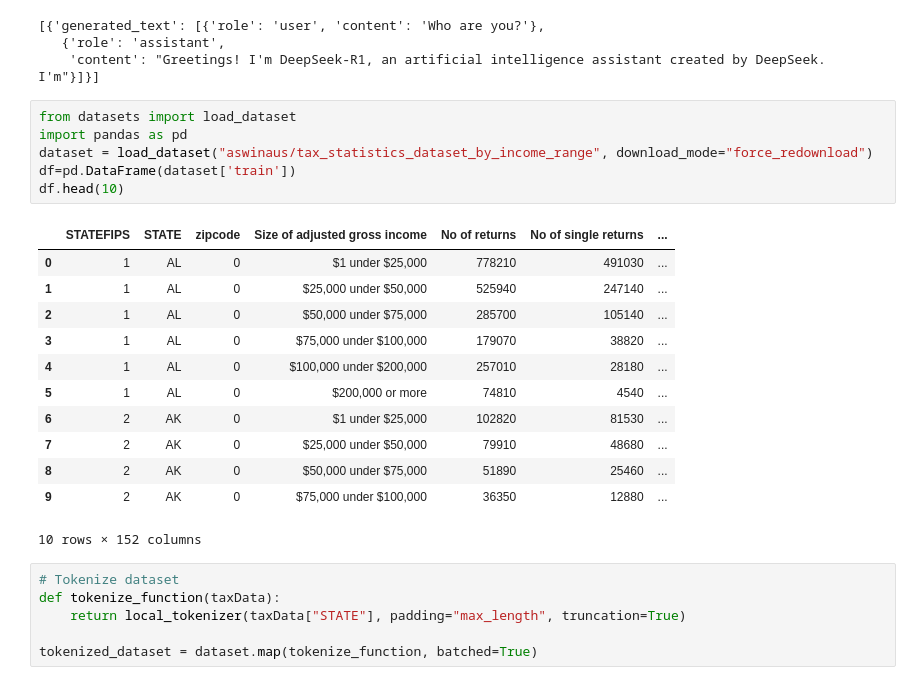
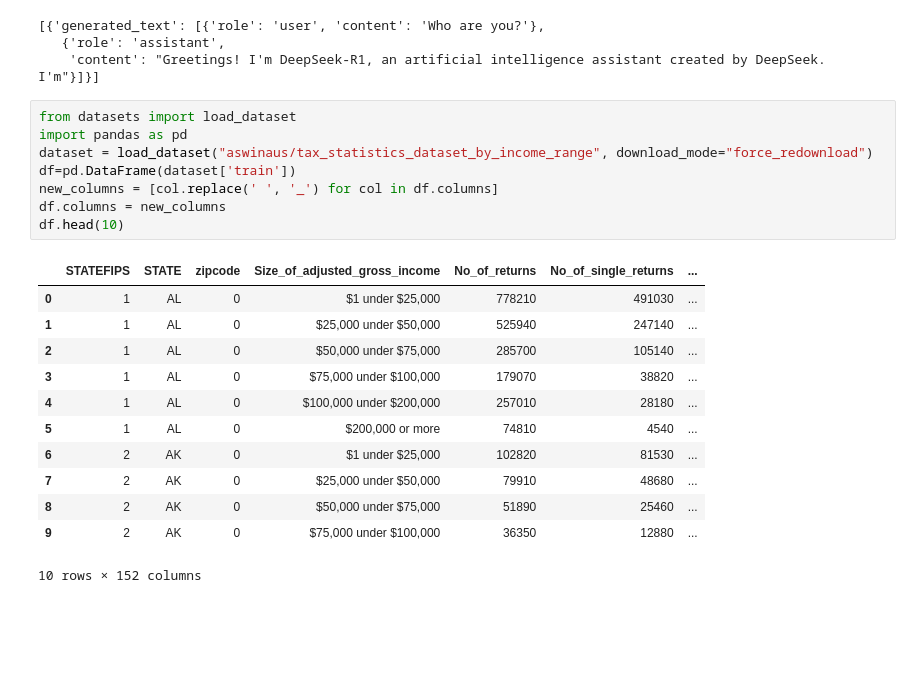
Before and after one commit to aswinaus/Reinforcement-Learning, a Jupyter notebook: rl_deepseekr1_awq_quant.ipynb, the cells around one changed output. Cells and saved outputs as stored; diff of their text form; blank space fills up the shorter version.

```diff
--- a/rl_deepseekr1_awq_quant.ipynb
+++ b/rl_deepseekr1_awq_quant.ipynb
@@ -142,11 +142,13 @@ Device set to use cuda:0
 # %%
 from datasets import load_dataset
 import pandas as pd
 dataset = load_dataset("aswinaus/tax_statistics_dataset_by_income_range", download_mode="force_redownload")
 df=pd.DataFrame(dataset['train'])
+new_columns = [col.replace(' ', '_') for col in df.columns]
+df.columns = new_columns
 df.head(10)
 # %% [output]
-|  | STATEFIPS | STATE | zipcode | Size of adjusted gross income | No of returns | No of single returns | ... |
+|  | STATEFIPS | STATE | zipcode | Size_of_adjusted_gross_income | No_of_returns | No_of_single_returns | ... |
 | 0 | 1 | AL | 0 | $1 under $25,000 | 778210 | 491030 | ... |
 | 1 | 1 | AL | 0 | $25,000 under $50,000 | 525940 | 247140 | ... |
 | 2 | 1 | AL | 0 | $50,000 under $75,000 | 285700 | 105140 | ... |
@@ -158,9 +160,3 @@ df.head(10)
 | 8 | 2 | AK | 0 | $50,000 under $75,000 | 51890 | 25460 | ... |
 | 9 | 2 | AK | 0 | $75,000 under $100,000 | 36350 | 12880 | ... |
 10 rows × 152 columns
-# %%
-# Tokenize dataset
-def tokenize_function(taxData):
-    return local_tokenizer(taxData["STATE"], padding="max_length", truncation=True)
-
-tokenized_dataset = dataset.map(tokenize_function, batched=True)
```
Also changed, not shown: parts of 1 cell of this notebook.
